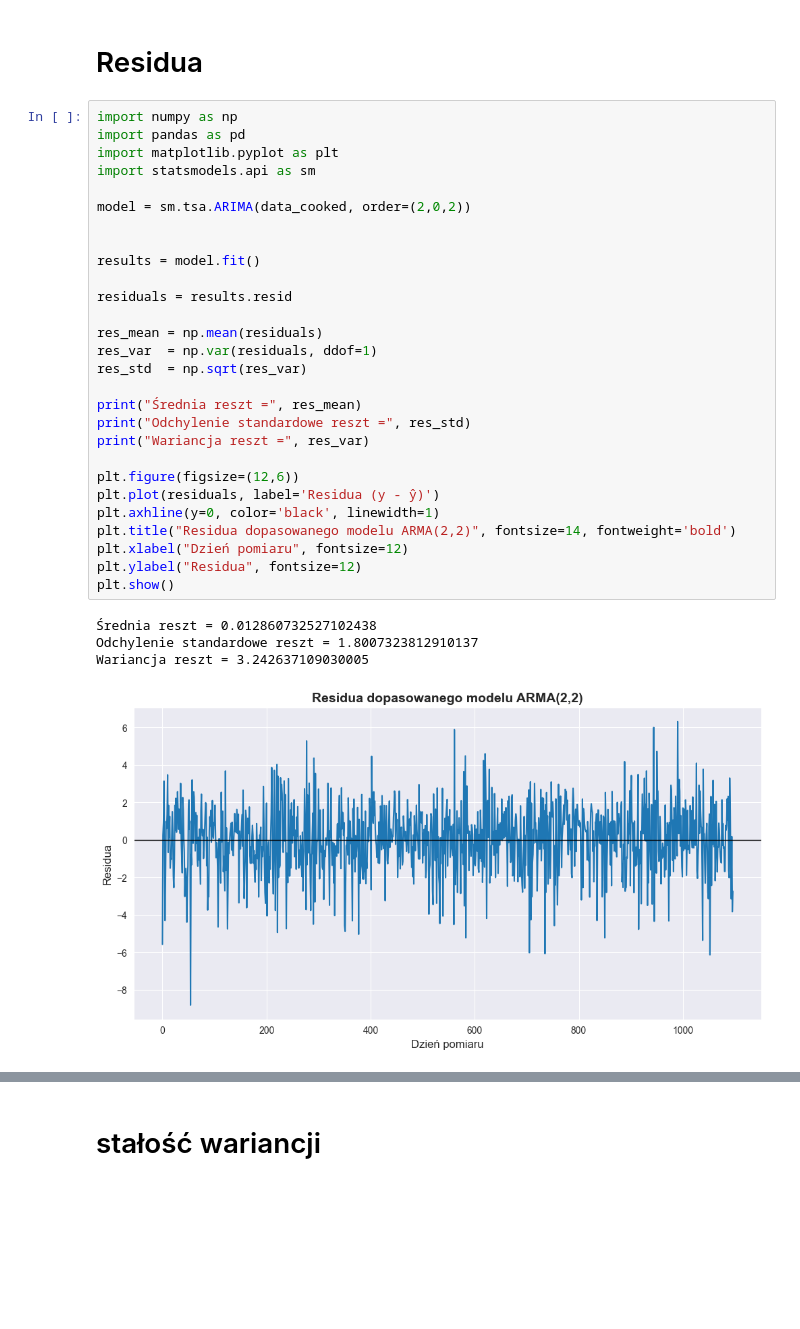
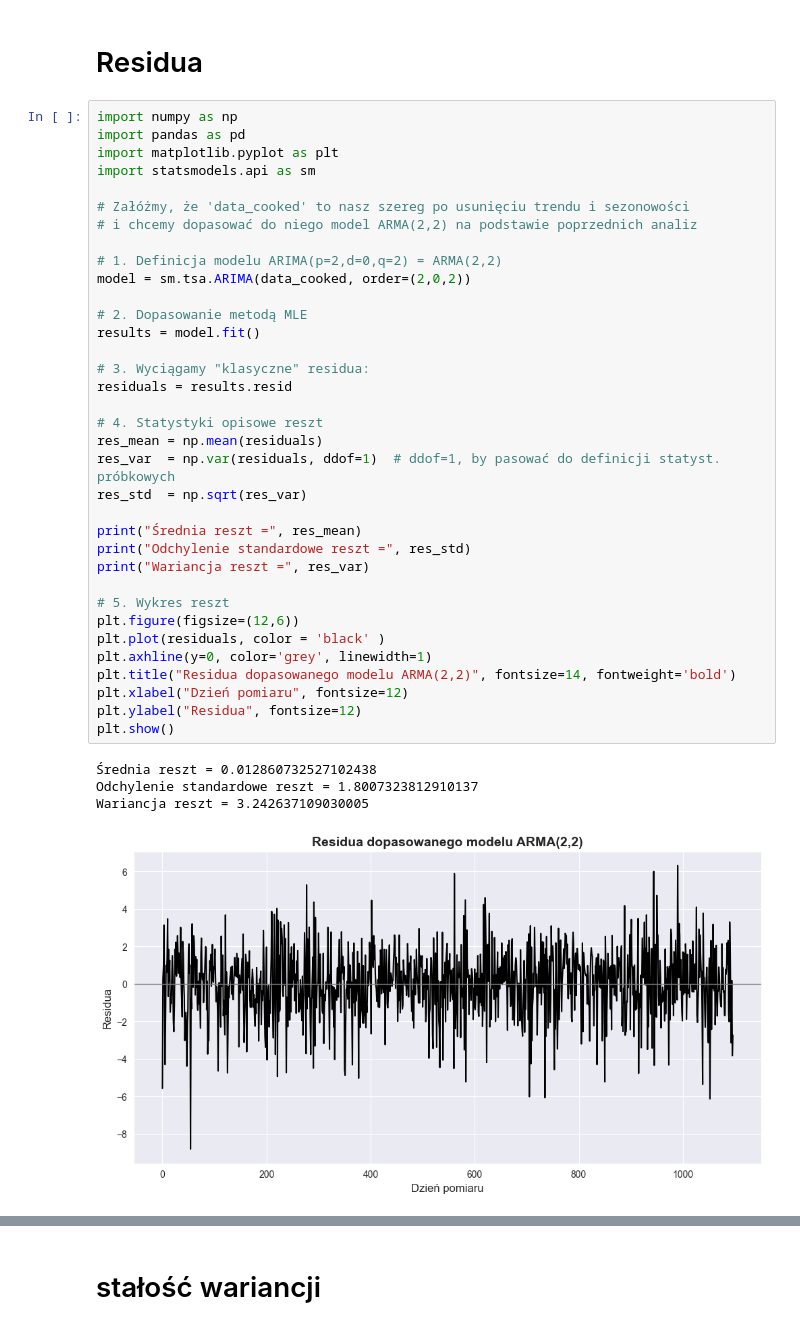
Before and after one commit to mathieuboro/Raport_ARMA_Computer_Analysis_of_Time_Series, a Jupyter notebook: raport.ipynb, the cells around one changed output, grey strips where cells are left out. Cells and saved outputs as stored; diff of their text form; blank space fills up the shorter version.

```diff
--- a/raport.ipynb
+++ b/raport.ipynb
@@ -569,33 +1075,40 @@ Wyliczone parametry:
 # %%
 import numpy as np
 import pandas as pd
 import matplotlib.pyplot as plt
 import statsmodels.api as sm
 
+# Załóżmy, że 'data_cooked' to nasz szereg po usunięciu trendu i sezonowości
+# i chcemy dopasować do niego model ARMA(2,2) na podstawie poprzednich analiz
+
+# 1. Definicja modelu ARIMA(p=2,d=0,q=2) = ARMA(2,2)
 model = sm.tsa.ARIMA(data_cooked, order=(2,0,2))
 
-
+# 2. Dopasowanie metodą MLE
 results = model.fit()
 
+# 3. Wyciągamy "klasyczne" residua:
 residuals = results.resid
 
+# 4. Statystyki opisowe reszt
 res_mean = np.mean(residuals)
-res_var  = np.var(residuals, ddof=1)
+res_var  = np.var(residuals, ddof=1)  # ddof=1, by pasować do definicji statyst. próbkowych
 res_std  = np.sqrt(res_var)
 
 print("Średnia reszt =", res_mean)
 print("Odchylenie standardowe reszt =", res_std)
 print("Wariancja reszt =", res_var)
 
+# 5. Wykres reszt
 plt.figure(figsize=(12,6))
-plt.plot(residuals, label='Residua (y - ŷ)')
-plt.axhline(y=0, color='black', linewidth=1)
+plt.plot(residuals, color = 'black' )
+plt.axhline(y=0, color='grey', linewidth=1)
 plt.title("Residua dopasowanego modelu ARMA(2,2)", fontsize=14, fontweight='bold')
 plt.xlabel("Dzień pomiaru", fontsize=12)
 plt.ylabel("Residua", fontsize=12)
 plt.show()
 # %% [output]
 Średnia reszt = 0.012860732527102438
 Odchylenie standardowe reszt = 1.8007323812910137
 Wariancja reszt = 3.242637109030005
-[figure, old version]
+[figure, new version]
```
Also changed, not shown: parts of 41 cells of this notebook.
